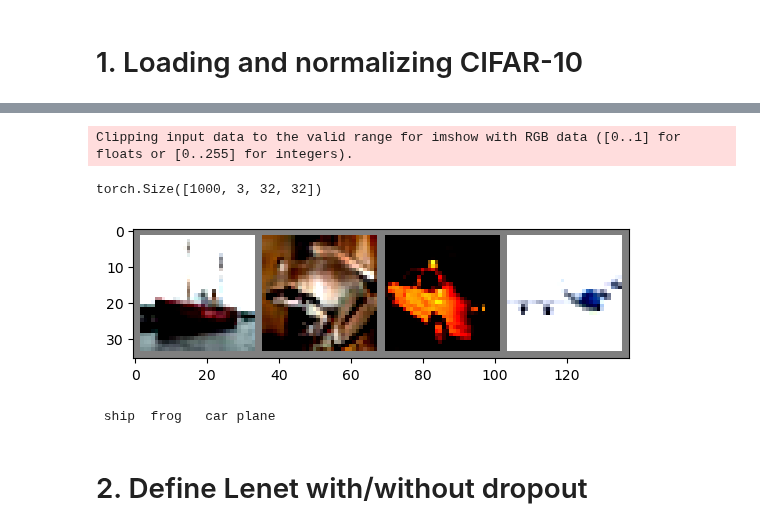
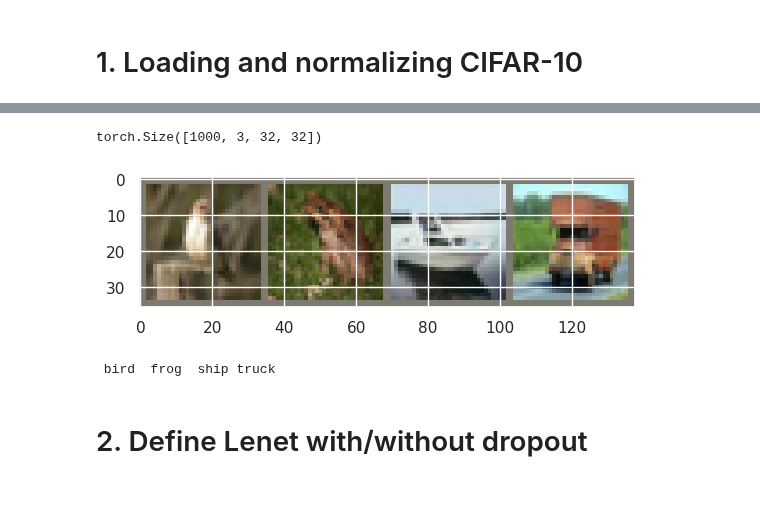
Before and after one commit to buyizhiyou/YYM, a Jupyter notebook: notebooks/Bayesian_CNN_with_MCDO.ipynb, the cells around one changed output, grey strips where cells are left out. Saved outputs shown, nothing was run; the diff lists cells and outputs as text; code cells hidden in the pictures; blank space fills up the shorter version.

```diff
--- a/notebooks/Bayesian_CNN_with_MCDO.ipynb
+++ b/notebooks/Bayesian_CNN_with_MCDO.ipynb
@@ -76,17 +73,24 @@ def imshow(img):
+# %%
+def show_tensor(image):
+    inp = image.numpy().transpose((1, 2, 0))
+    mean = np.array((0.4914, 0.4822, 0.4465))
+    std = np.array((0.2023, 0.1994, 0.2010))
+    inp = std * inp + mean
+    inp = np.clip(inp, 0, 1)
+    plt.imshow(inp)
+    plt.show()
 # %%
 # get some random training images
 dataiter = iter(trainloader)
 images, labels = dataiter.next()
 print(images.shape)
-
 # show images
-imshow(torchvision.utils.make_grid(images[:4]))
+show_tensor(torchvision.utils.make_grid(images[:4]))
 # print labels
 print(" ".join("%5s" % classes[labels[j]] for j in range(4)))
 # %% [output]
-Clipping input data to the valid range for imshow with RGB data ([0..1] for floats or [0..255] for integers).
+torch.Size([1000, 3, 32, 32])
+[figure, new version]
-torch.Size([1000, 3, 32, 32])
+ bird  frog  ship truck
-[figure, old version]
- ship  frog   car plane
 # %% [markdown]
 # 2. Define Lenet with/without dropout
```
Also changed, not shown: parts of 7 cells of this notebook, 12 other files.
